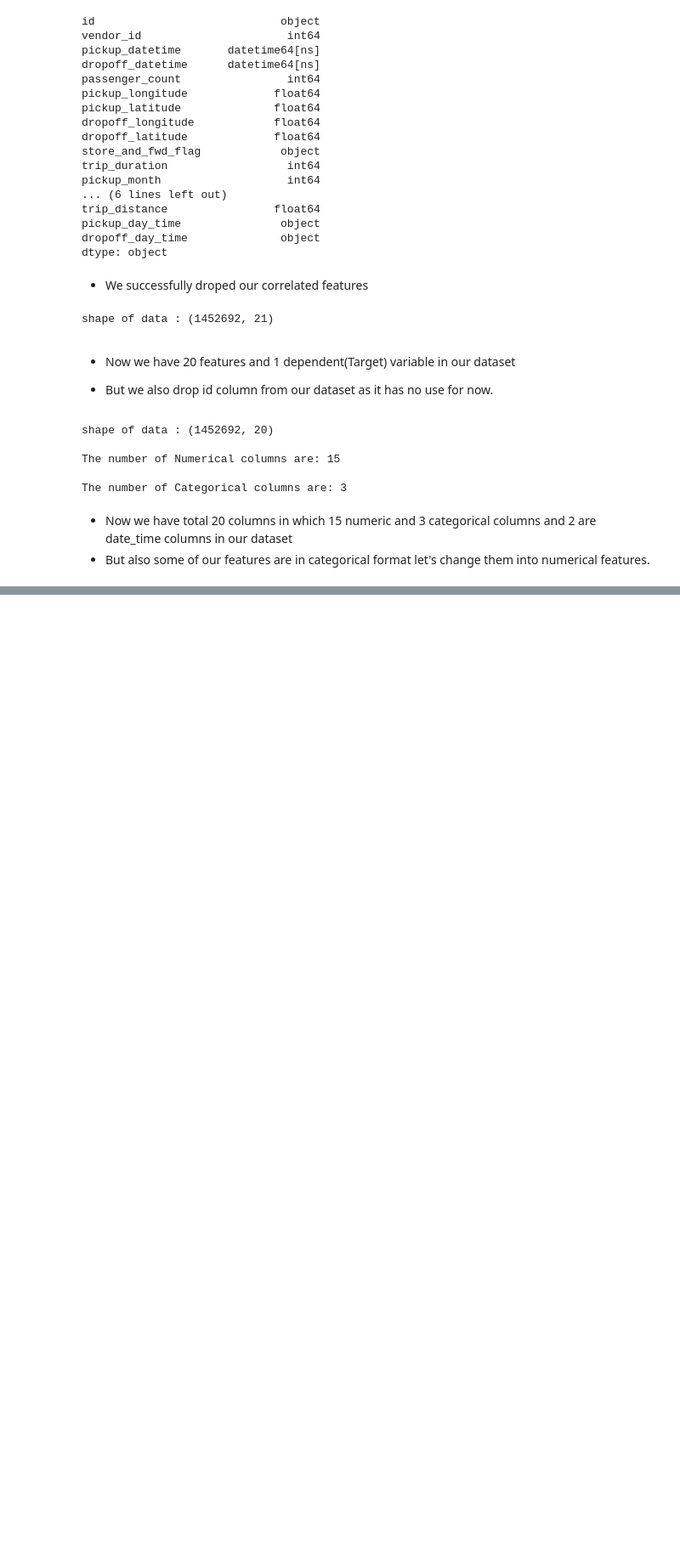
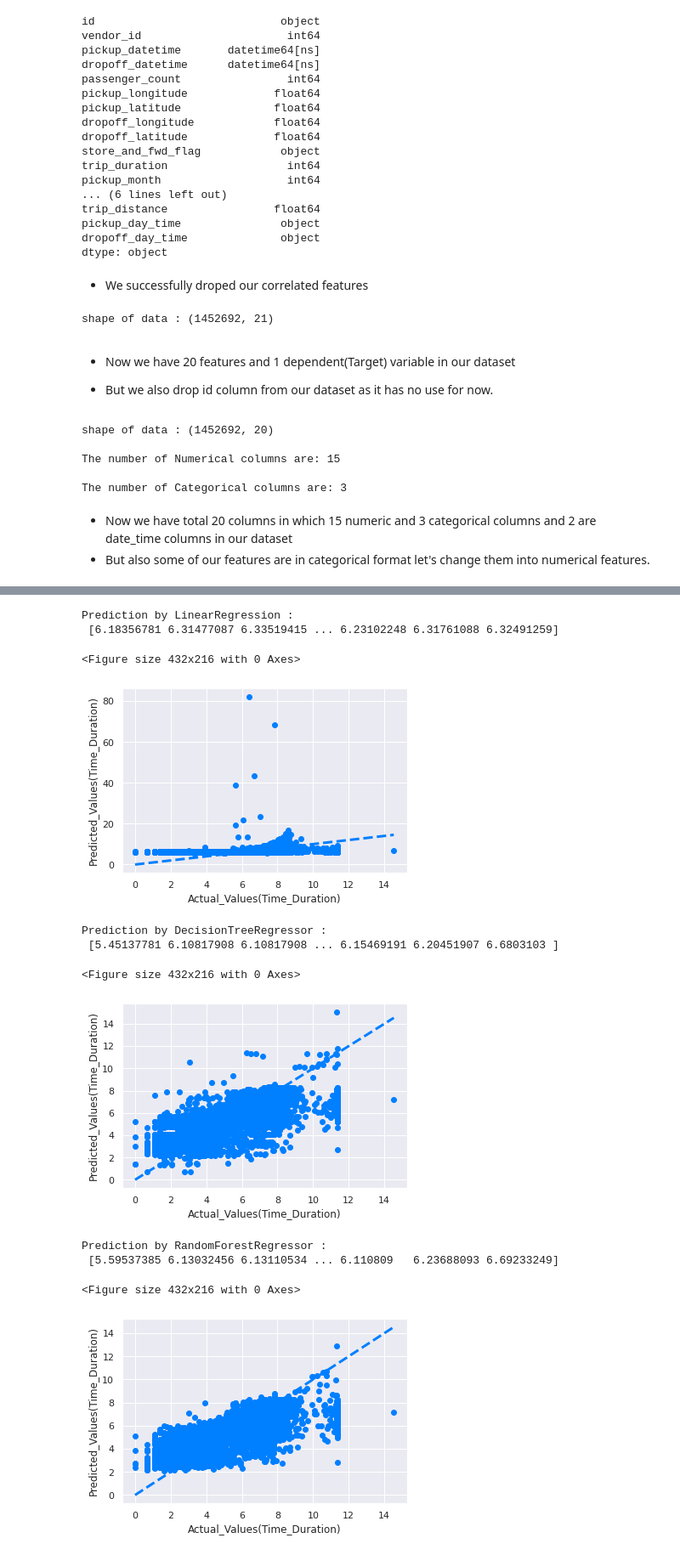
Before and after one commit to pinky-thakur/NYC_Taxi_Trip_Time_Prediction_Capstone_Project, a Jupyter notebook: NYC_Taxi_Trip_Time_Prediction_Capstone_Project.ipynb, the cells around one changed output, grey strips where cells are left out. Shown at 85% size. Saved outputs shown, nothing was run; the diff lists cells and outputs as text; code cells hidden in the pictures; blank space fills up the shorter version.

```diff
--- a/NYC_Taxi_Trip_Time_Prediction_Capstone_Project.ipynb
+++ b/NYC_Taxi_Trip_Time_Prediction_Capstone_Project.ipynb
@@ -1331,0 +1387,2 @@ The number of Categorical columns are: 3
+# %%
+data.drop(['pickup_datetime', 'dropoff_datetime'], axis = 1, inplace = True)
@@ -1331,0 +1425,13 @@ The number of Categorical columns are: 3
+# %%
+# first we make a copy of out data set to a new variable
+
+new_data = data.copy()
+# %%
+# seperating our data in feature and target varibles
+x = new_data.drop(['trip_duration'], axis = 1)
+
+# taking our target variable into log form
+# as we saw in previous analysis that using log for on
+# trip_duration column it is behaving somewhatnormal distribution
+
+y = np.log(new_data['trip_duration']).values
@@ -1331,0 +1443,4 @@ The number of Categorical columns are: 3
+# %%
+# giving 30% data for testing and 70% for training the model
+
+x_train, x_test, y_train, y_test = train_test_split(x, y, test_size = 0.3, random_state = 1)
@@ -1331,0 +1646,16 @@ The number of Categorical columns are: 3
+# %%
+# Executing our models
+result_1 = modeling(models)
+# %% [output]
+Prediction by LinearRegression :
+ [6.18356781 6.31477087 6.33519415 ... 6.23102248 6.31761088 6.32491259]
+<Figure size 432x216 with 0 Axes>
+[figure, added]
+Prediction by DecisionTreeRegressor :
+ [5.45137781 6.10817908 6.10817908 ... 6.15469191 6.20451907 6.6803103 ]
+<Figure size 432x216 with 0 Axes>
+[figure, added]
+Prediction by RandomForestRegressor :
+ [5.59537385 6.13032456 6.13110534 ... 6.110809   6.23688093 6.69233249]
+<Figure size 432x216 with 0 Axes>
+[figure, added]
```
Also changed, not shown: parts of 40 cells of this notebook.
